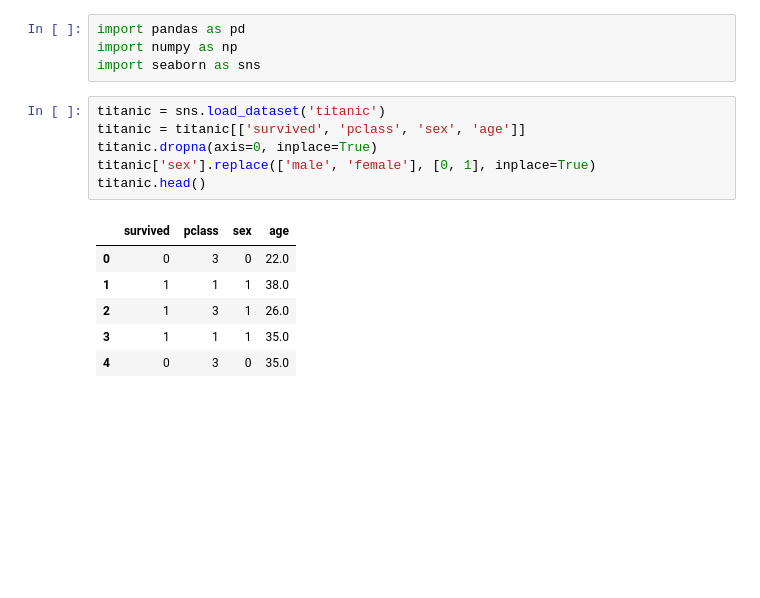
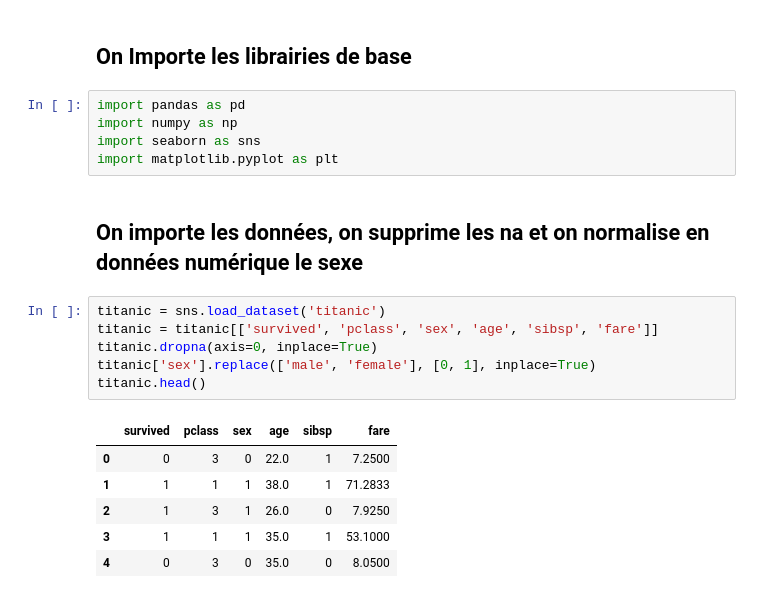
Before and after one commit to vianneybonte/titanic-app, a Jupyter notebook: python_modele_titanic.ipynb, the cells around one changed output. Saved outputs shown, nothing was run; the diff lists cells and outputs as text; blank space fills up the shorter version.

```diff
--- a/python_modele_titanic.ipynb
+++ b/python_modele_titanic.ipynb
@@ -1,17 +1,22 @@
-# %%
-import pandas as pd
-import numpy as np
-import seaborn as sns
+# %% [markdown]
+## On Importe les librairies de base
+# %%
+import pandas as pd
+import numpy as np
+import seaborn as sns
+import matplotlib.pyplot as plt
+# %% [markdown]
+## On importe les données, on supprime les na et on normalise en données numérique le sexe
 # %%
 titanic = sns.load_dataset('titanic')
-titanic = titanic[['survived', 'pclass', 'sex', 'age']]
+titanic = titanic[['survived', 'pclass', 'sex', 'age', 'sibsp', 'fare']]
 titanic.dropna(axis=0, inplace=True)
 titanic['sex'].replace(['male', 'female'], [0, 1], inplace=True)
 titanic.head()
 # %% [output]
-|  | survived | pclass | sex | age |
-| 0 | 0 | 3 | 0 | 22.0 |
-| 1 | 1 | 1 | 1 | 38.0 |
-| 2 | 1 | 3 | 1 | 26.0 |
-| 3 | 1 | 1 | 1 | 35.0 |
-| 4 | 0 | 3 | 0 | 35.0 |
+|  | survived | pclass | sex | age | sibsp | fare |
+| 0 | 0 | 3 | 0 | 22.0 | 1 | 7.2500 |
+| 1 | 1 | 1 | 1 | 38.0 | 1 | 71.2833 |
+| 2 | 1 | 3 | 1 | 26.0 | 0 | 7.9250 |
+| 3 | 1 | 1 | 1 | 35.0 | 1 | 53.1000 |
+| 4 | 0 | 3 | 0 | 35.0 | 0 | 8.0500 |
```
Also changed, not shown: parts of 33 cells of this notebook, 2 other files.
